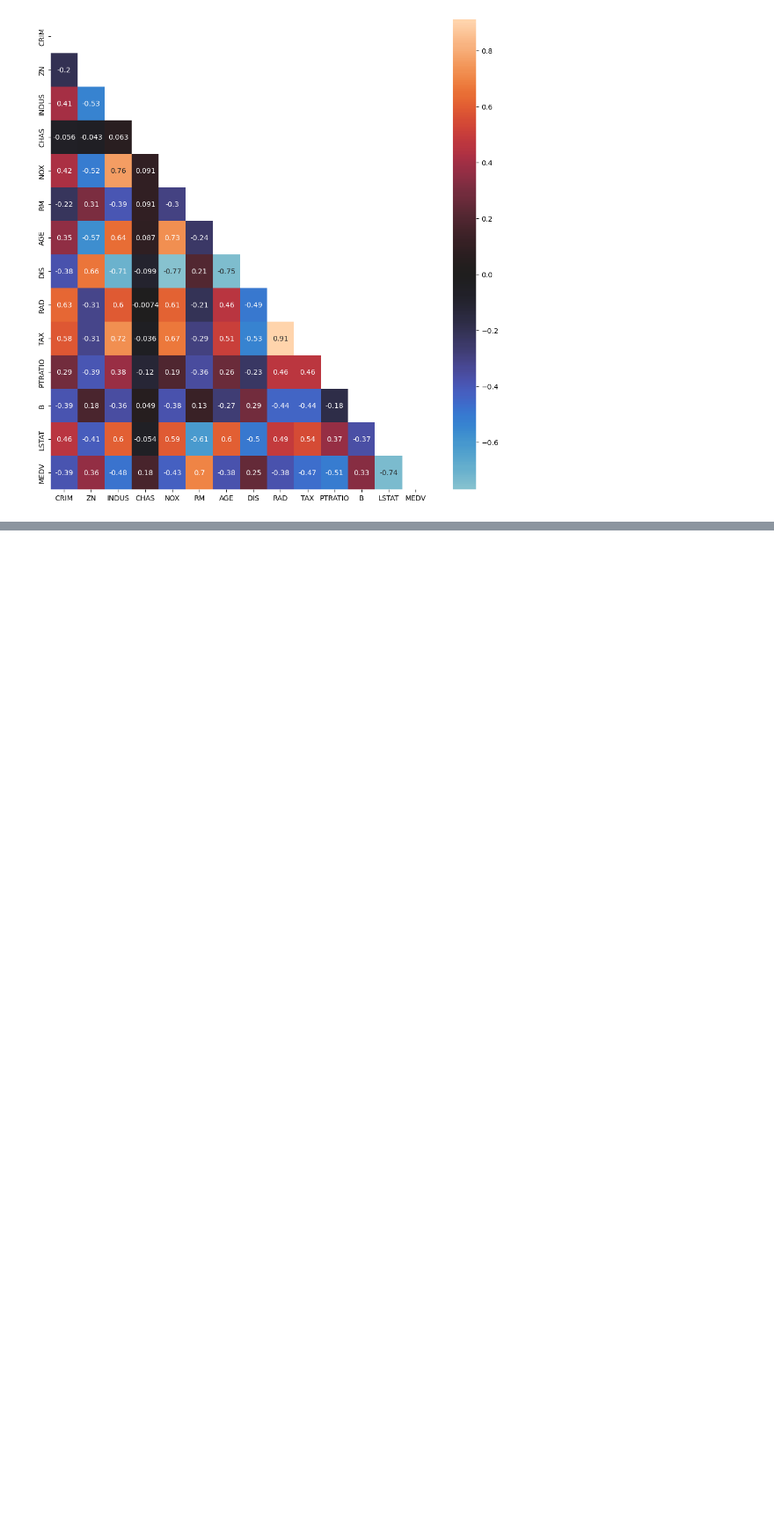
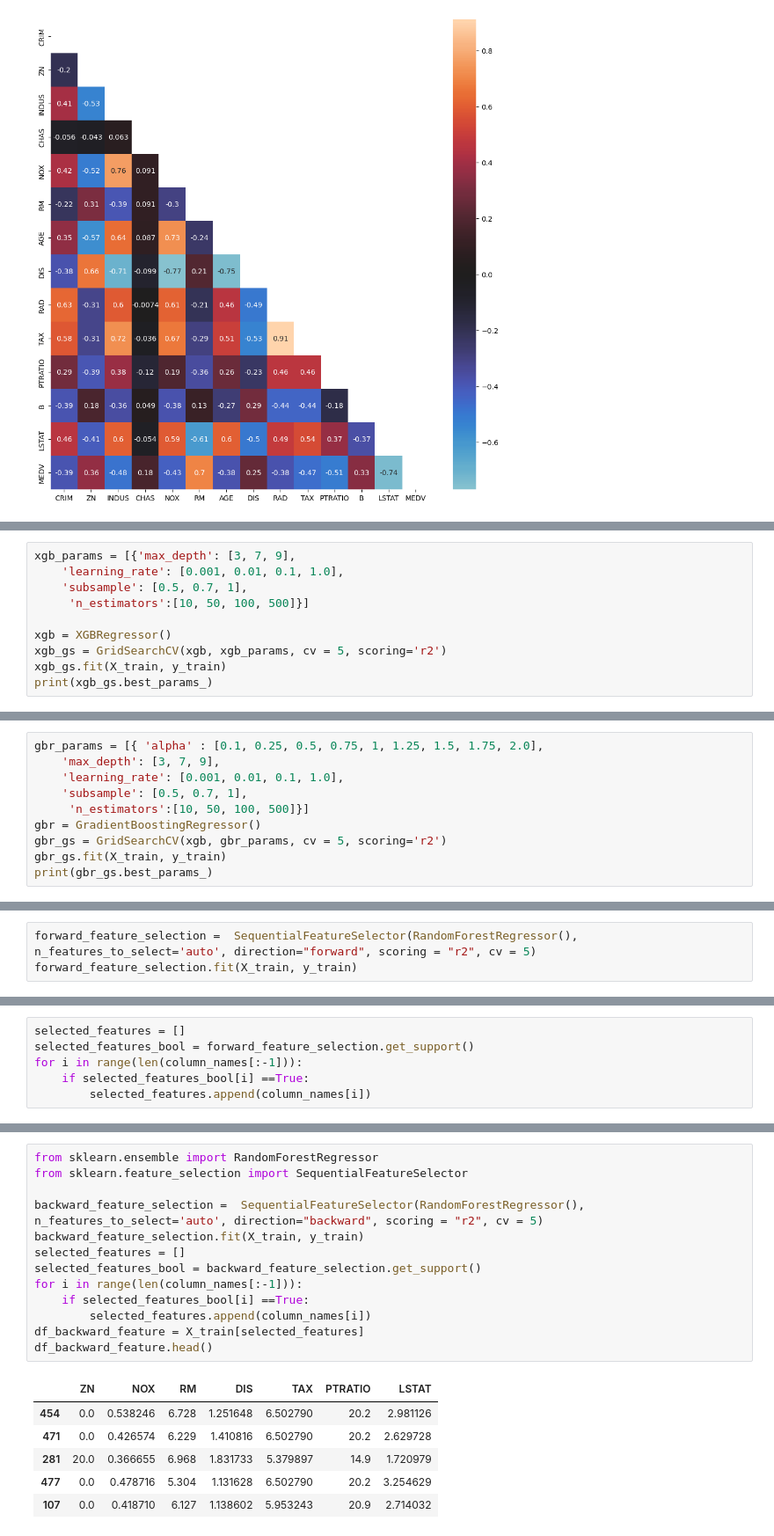
Before and after one commit to jellybelly24/pre_interview_test, a Jupyter notebook: Regression_Boston_Housing_Dataset/Data exploratory analysis and model training.ipynb, the cells around one changed output, grey strips where cells are left out. Shown at 88% size. Saved outputs shown, nothing was run; the diff lists cells and outputs as text; blank space fills up the shorter version.

Commit message:
Added hyperparameter tuning and feature selection

```diff
--- a/Regression_Boston_Housing_Dataset/Data exploratory analysis and model training.ipynb
+++ b/Regression_Boston_Housing_Dataset/Data exploratory analysis and model training.ipynb
@@ -148,0 +175,10 @@ df_train
+# %%
+xgb_params = [{'max_depth': [3, 7, 9],
+    'learning_rate': [0.001, 0.01, 0.1, 1.0],
+    'subsample': [0.5, 0.7, 1],
+     'n_estimators':[10, 50, 100, 500]}]
+
+xgb = XGBRegressor()
+xgb_gs = GridSearchCV(xgb, xgb_params, cv = 5, scoring='r2')
+xgb_gs.fit(X_train, y_train)
+print(xgb_gs.best_params_)
@@ -148,0 +187,10 @@ df_train
+# %%
+gbr_params = [{ 'alpha' : [0.1, 0.25, 0.5, 0.75, 1, 1.25, 1.5, 1.75, 2.0],
+    'max_depth': [3, 7, 9],
+    'learning_rate': [0.001, 0.01, 0.1, 1.0],
+    'subsample': [0.5, 0.7, 1],
+     'n_estimators':[10, 50, 100, 500]}]
+gbr = GradientBoostingRegressor()
+gbr_gs = GridSearchCV(xgb, gbr_params, cv = 5, scoring='r2')
+gbr_gs.fit(X_train, y_train)
+print(gbr_gs.best_params_)
@@ -148,0 +205,3 @@ df_train
+# %%
+forward_feature_selection =  SequentialFeatureSelector(RandomForestRegressor(), n_features_to_select='auto', direction="forward", scoring = "r2", cv = 5)
+forward_feature_selection.fit(X_train, y_train)
@@ -148,0 +211,6 @@ df_train
+# %%
+selected_features = []
+selected_features_bool = forward_feature_selection.get_support()
+for i in range(len(column_names[:-1])):
+    if selected_features_bool[i] ==True:
+        selected_features.append(column_names[i])
@@ -148,0 +294,20 @@ df_train
+# %%
+from sklearn.ensemble import RandomForestRegressor
+from sklearn.feature_selection import SequentialFeatureSelector
+
+backward_feature_selection =  SequentialFeatureSelector(RandomForestRegressor(), n_features_to_select='auto', direction="backward", scoring = "r2", cv = 5)
+backward_feature_selection.fit(X_train, y_train)
+selected_features = []
+selected_features_bool = backward_feature_selection.get_support()
+for i in range(len(column_names[:-1])):
+    if selected_features_bool[i] ==True:
+        selected_features.append(column_names[i])
+df_backward_feature = X_train[selected_features]
+df_backward_feature.head()
+# %% [output]
+|  | ZN | NOX | RM | DIS | TAX | PTRATIO | LSTAT |
+| 454 | 0.0 | 0.538246 | 6.728 | 1.251648 | 6.502790 | 20.2 | 2.981126 |
+| 471 | 0.0 | 0.426574 | 6.229 | 1.410816 | 6.502790 | 20.2 | 2.629728 |
+| 281 | 20.0 | 0.366655 | 6.968 | 1.831733 | 5.379897 | 14.9 | 1.720979 |
+| 477 | 0.0 | 0.478716 | 5.304 | 1.131628 | 6.502790 | 20.2 | 3.254629 |
+| 107 | 0.0 | 0.418710 | 6.127 | 1.138602 | 5.953243 | 20.9 | 2.714032 |
```
Also changed, not shown: parts of 22 cells of this notebook.
